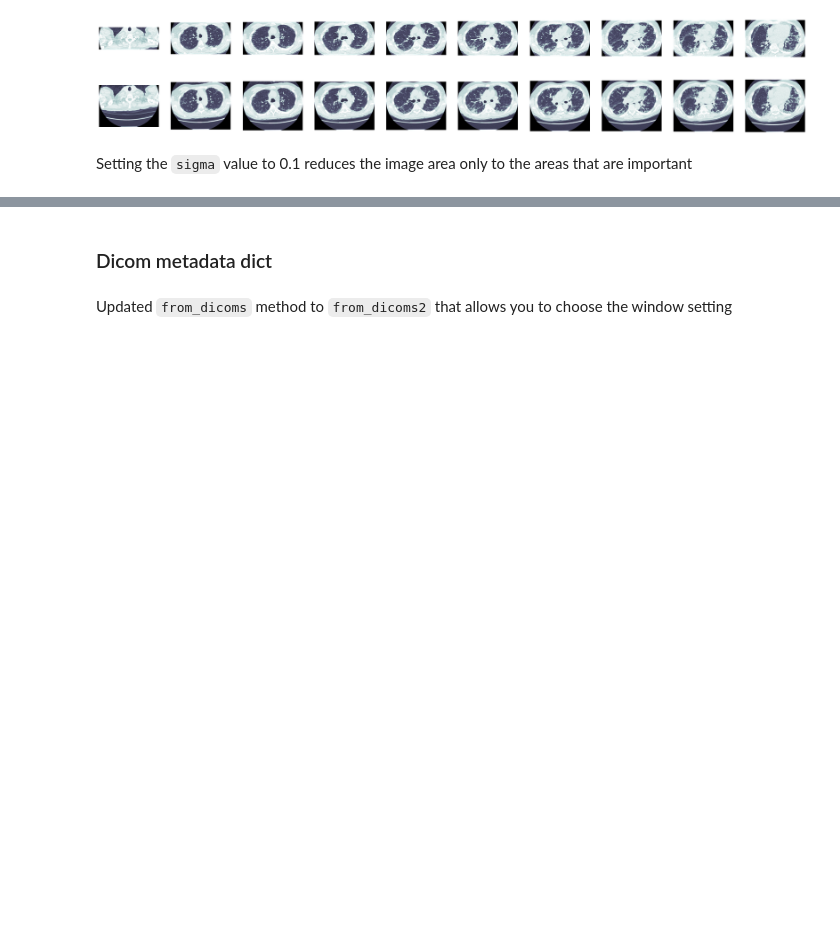
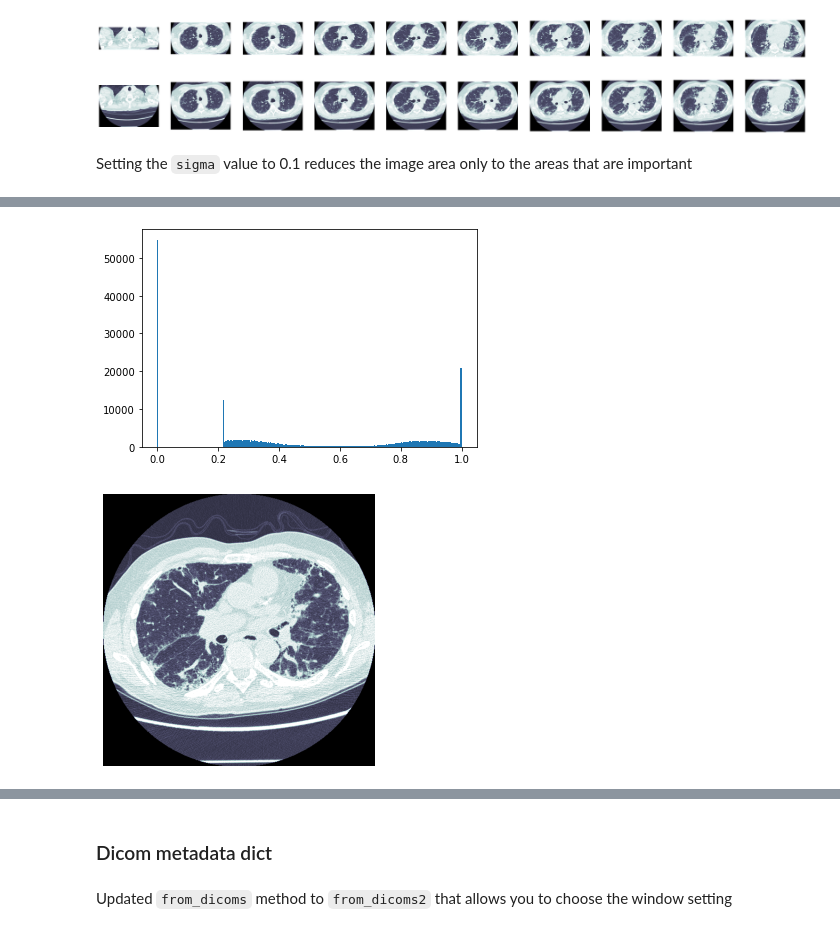
Before and after one commit to asvcode/fmi, a Jupyter notebook: nbs/03_preprocessing.ipynb, the cells around one changed output, grey strips where cells are left out. Drawn from its saved outputs; the diff is of its cells as text; code cells hidden in the pictures; blank space fills up the shorter version.

Commit message:
imagehist

```diff
--- a/nbs/03_preprocessing.ipynb
+++ b/nbs/03_preprocessing.ipynb
@@ -136,0 +139,13 @@ Setting the `sigma` value to 0.1 reduces the image area only to the areas that a
+# %%
+#export
+def image_hist(file: (L), window=dicom_windows.lungs, sigma:float=0.1, thresh:float=0.9):
+    "Helper that creates masks based on dicom window and plots corresponding histogram"
+    dcm = dcmread(file)
+    wind = dcm.windowed(*window)
+    mask = dcm.mask_from_blur(window, sigma=sigma, thresh=thresh, remove_max=False)
+    bbs = mask2bbox(mask)
+    lo,hi = bbs
+    imh = wind[lo[0]:hi[0],lo[1]:hi[1]]
+    imha = array(imh)
+    plt.hist(imha.ravel(), bins=256)
+    show_image(imh)
@@ -136,0 +160,5 @@ Setting the `sigma` value to 0.1 reduces the image area only to the areas that a
+# %%
+image_hist(m_items[7], window=dicom_windows.lungs, sigma=0.0, thresh=0.0)
+# %% [output]
+[figure, added]
+[figure, added]
```
Also changed, not shown: parts of 3 cells of this notebook, 6 other files.
